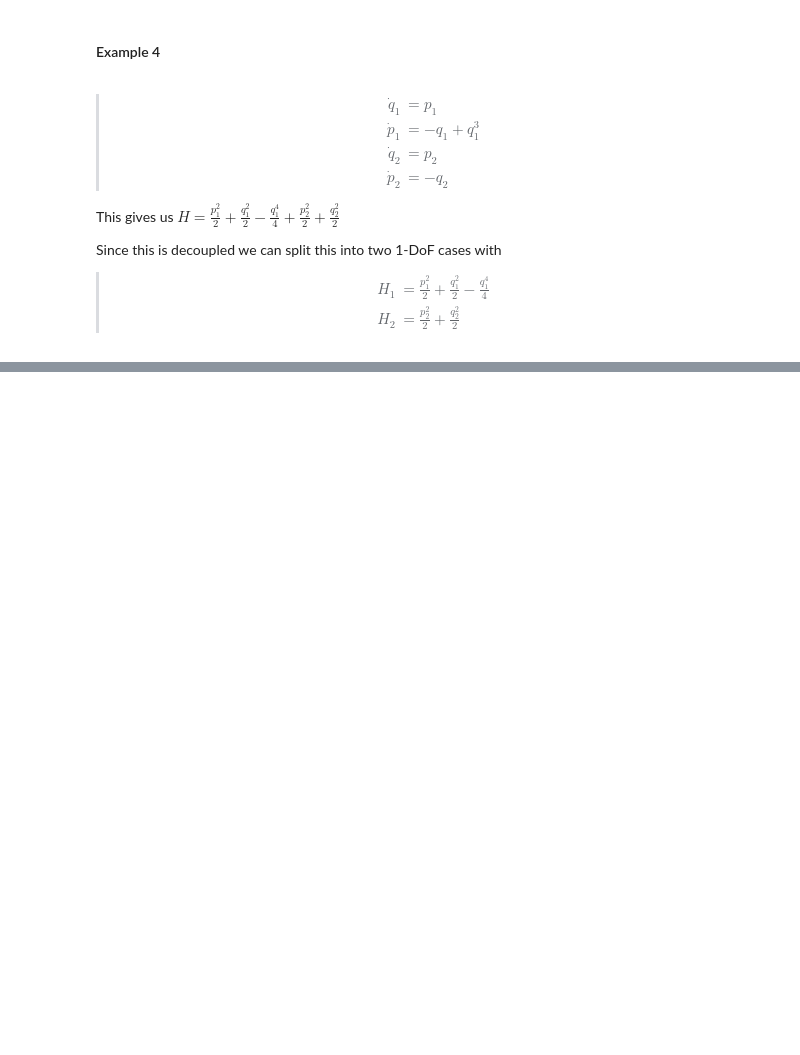
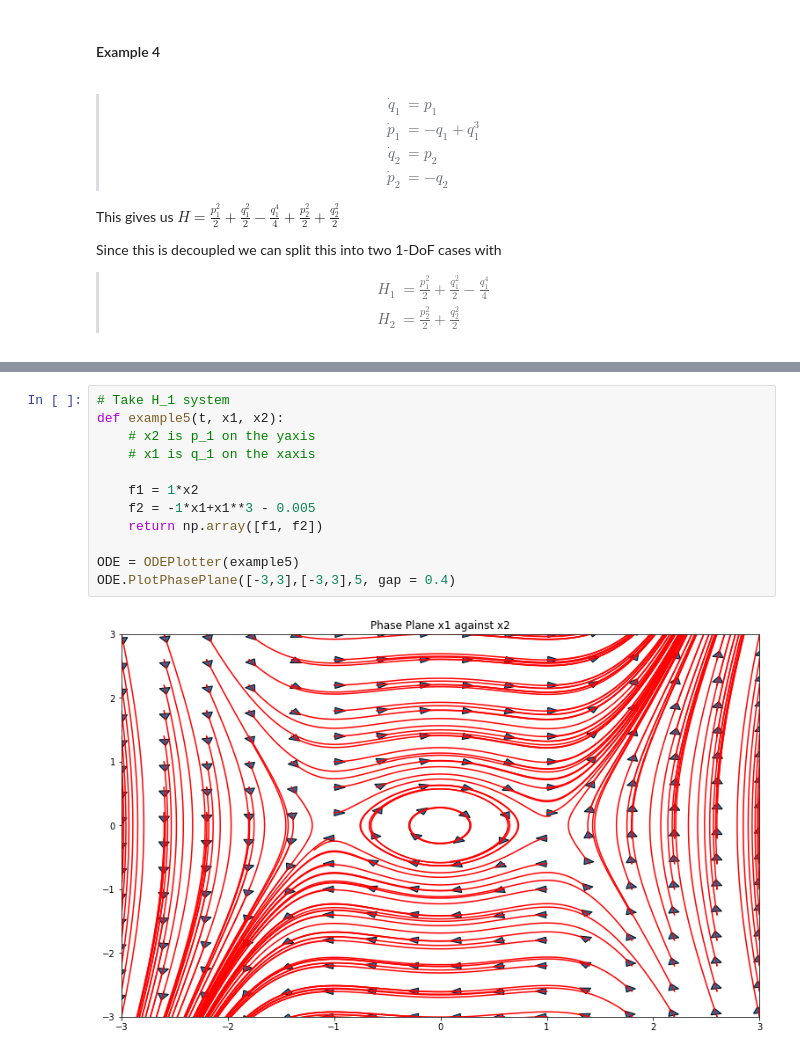
Before and after one commit to Hitthesurf/Helium_Atom, a Jupyter notebook: n-DOF_Hamiltonian_Examples.ipynb, the cells around one changed output, grey strips where cells are left out. Saved outputs shown, nothing was run; the diff lists cells and outputs as text; blank space fills up the shorter version.

Commit message:
Add completed example 4 Add start to question 5

```diff
--- a/n-DOF_Hamiltonian_Examples.ipynb
+++ b/n-DOF_Hamiltonian_Examples.ipynb
@@ -294,0 +336,14 @@ Since it is
+# %%
+# Take H_1 system
+def example5(t, x1, x2):
+    # x2 is p_1 on the yaxis
+    # x1 is q_1 on the xaxis
+
+    f1 = 1*x2
+    f2 = -1*x1+x1**3 - 0.005
+    return np.array([f1, f2])
+
+ODE = ODEPlotter(example5)
+ODE.PlotPhasePlane([-3,3],[-3,3],5, gap = 0.4)
+# %% [output]
+[figure, added]
```
Also changed, not shown: parts of 7 cells of this notebook.
